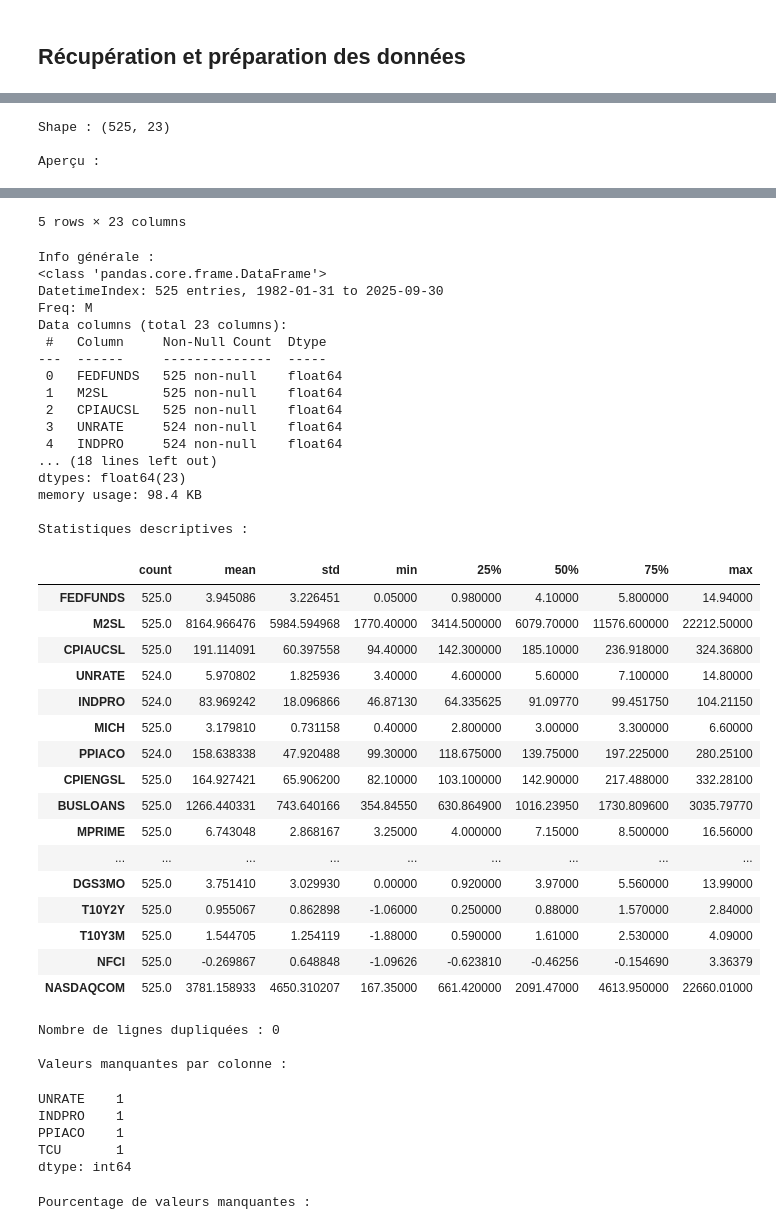
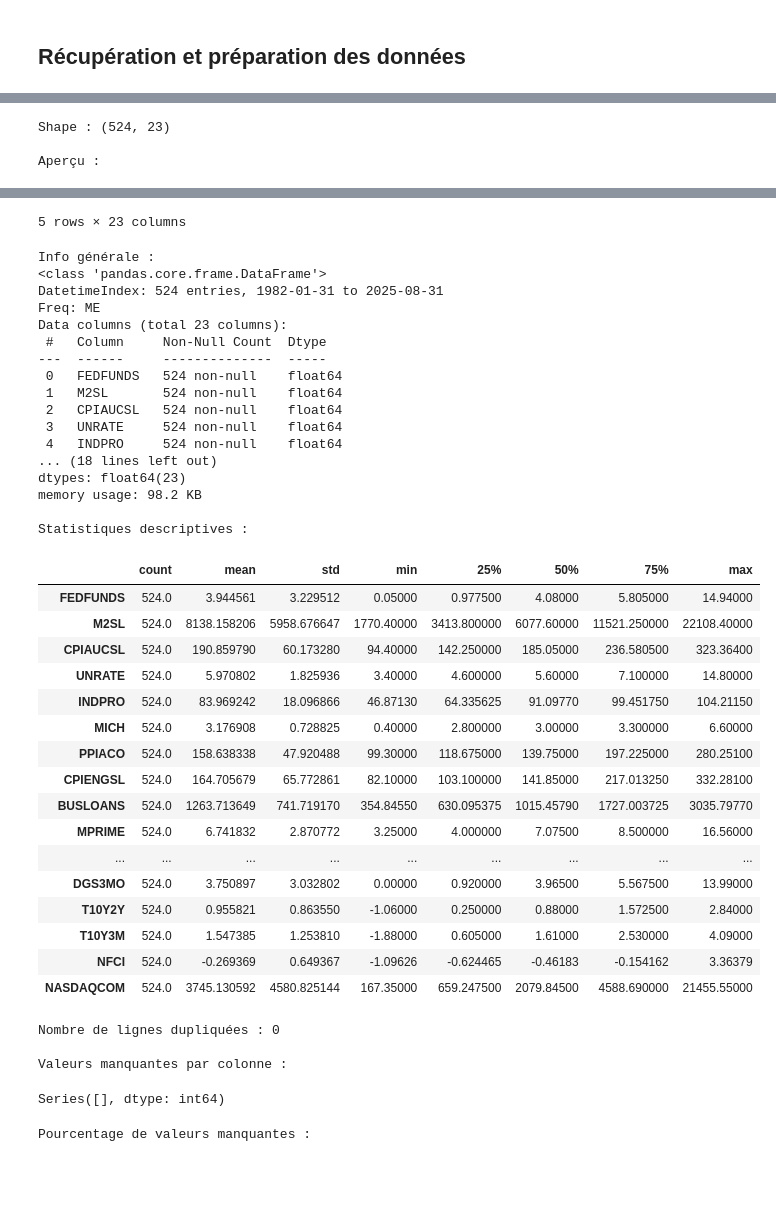
Before and after one commit to alexisdantzikian/ML_PM, a Jupyter notebook: nbs/main.ipynb, the cells around one changed output, grey strips where cells are left out. Cells and saved outputs as stored; diff of their text form; code cells hidden in the pictures; blank space fills up the shorter version.

```diff
--- a/nbs/main.ipynb
+++ b/nbs/main.ipynb
@@ -27,11 +19,10 @@ AttributeError: 'RcParams' object has no attribute '_get'
 # %%
-
 # Param
 FRED_API_KEY = os.getenv("FRED_API_KEY", "2d98c6caa7753b549869a87c5636fea0").strip()
 # --- Fenêtre temporelle ---
 DATE_START = pd.Timestamp("1982-01-01")
 # Septembre 2025 inclus → on prend le dernier jour de mois
-DATE_END = (pd.Timestamp("2025-09-01") + pd.offsets.MonthEnd(1))
+DATE_END = (pd.Timestamp("2025-08-01") + pd.offsets.MonthEnd(1))
 
 date_start_str = DATE_START.strftime("%Y-%m-%d")
 date_end_str   = DATE_END.strftime("%Y-%m-%d")
@@ -52,7 +43,7 @@ series_ids = [
     "T10Y2Y","T10Y3M",
     "NFCI","M2SL","CPIAUCSL","UNRATE",
     "INDPRO","MICH","PPIACO","CPIENGSL","BUSLOANS",
-    "MPRIME","CPILFESL","TCU","UMCSENT", "CPIAUCSL", "NASDAQCOM"
+    "MPRIME","CPILFESL","TCU","UMCSENT", "NASDAQCOM"
 ]
 
 fred = Fred(api_key=FRED_API_KEY)
@@ -156,7 +147,7 @@ cm.save_to_cache(fred_all, FILENAME)
 # Inspection initiale
 print("Shape :", fred_all.shape)
 print("\nAperçu :")
-display(fred_all.head())
+display(fred_all.tail())
 
 print("\nInfo générale :")
 fred_all.info()
@@ -201,7 +192,7 @@ if isinstance(fred_all.index, pd.DatetimeIndex):
 else:
     print("\ Pas d'index temporel, vérifie la colonne 'date' ou équivalent.")
 # %% [output]
-Shape : (525, 23)
+Shape : (524, 23)
 
 Aperçu :
 |  | FEDFUNDS | M2SL | CPIAUCSL | UNRATE | INDPRO | MICH | PPIACO | CPIENGSL | BUSLOANS | MPRIME | ... | ... |
@@ -213,44 +204,40 @@ Aperçu :
 5 rows × 23 columns
 Info générale :
 <class 'pandas.core.frame.DataFrame'>
-DatetimeIndex: 525 entries, 1982-01-31 to 2025-09-30
-Freq: M
+DatetimeIndex: 524 entries, 1982-01-31 to 2025-08-31
+Freq: ME
 Data columns (total 23 columns):
  #   Column     Non-Null Count  Dtype
 ---  ------     --------------  -----
- 0   FEDFUNDS   525 non-null    float64
- 1   M2SL       525 non-null    float64
- 2   CPIAUCSL   525 non-null    float64
+ 0   FEDFUNDS   524 non-null    float64
+ 1   M2SL       524 non-null    float64
+ 2   CPIAUCSL   524 non-null    float64
  3   UNRATE     524 non-null    float64
  4   INDPRO     524 non-null    float64
 ... (18 lines left out)
 dtypes: float64(23)
-memory usage: 98.4 KB
+memory usage: 98.2 KB
 
 Statistiques descriptives :
 |  | count | mean | std | min | 25% | 50% | 75% | max |
-| FEDFUNDS | 525.0 | 3.945086 | 3.226451 | 0.05000 | 0.980000 | 4.10000 | 5.800000 | 14.94000 |
-| M2SL | 525.0 | 8164.966476 | 5984.594968 | 1770.40000 | 3414.500000 | 6079.70000 | 11576.600000 | 22212.50000 |
-| CPIAUCSL | 525.0 | 191.114091 | 60.397558 | 94.40000 | 142.300000 | 185.10000 | 236.918000 | 324.36800 |
+| FEDFUNDS | 524.0 | 3.944561 | 3.229512 | 0.05000 | 0.977500 | 4.08000 | 5.805000 | 14.94000 |
+| M2SL | 524.0 | 8138.158206 | 5958.676647 | 1770.40000 | 3413.800000 | 6077.60000 | 11521.250000 | 22108.40000 |
+| CPIAUCSL | 524.0 | 190.859790 | 60.173280 | 94.40000 | 142.250000 | 185.05000 | 236.580500 | 323.36400 |
 | UNRATE | 524.0 | 5.970802 | 1.825936 | 3.40000 | 4.600000 | 5.60000 | 7.100000 | 14.80000 |
 | INDPRO | 524.0 | 83.969242 | 18.096866 | 46.87130 | 64.335625 | 91.09770 | 99.451750 | 104.21150 |
-| MICH | 525.0 | 3.179810 | 0.731158 | 0.40000 | 2.800000 | 3.00000 | 3.300000 | 6.60000 |
+| MICH | 524.0 | 3.176908 | 0.728825 | 0.40000 | 2.800000 | 3.00000 | 3.300000 | 6.60000 |
 | PPIACO | 524.0 | 158.638338 | 47.920488 | 99.30000 | 118.675000 | 139.75000 | 197.225000 | 280.25100 |
-| CPIENGSL | 525.0 | 164.927421 | 65.906200 | 82.10000 | 103.100000 | 142.90000 | 217.488000 | 332.28100 |
-| BUSLOANS | 525.0 | 1266.440331 | 743.640166 | 354.84550 | 630.864900 | 1016.23950 | 1730.809600 | 3035.79770 |
-| MPRIME | 525.0 | 6.743048 | 2.868167 | 3.25000 | 4.000000 | 7.15000 | 8.500000 | 16.56000 |
+| CPIENGSL | 524.0 | 164.705679 | 65.772861 | 82.10000 | 103.100000 | 141.85000 | 217.013250 | 332.28100 |
+| BUSLOANS | 524.0 | 1263.713649 | 741.719170 | 354.84550 | 630.095375 | 1015.45790 | 1727.003725 | 3035.79770 |
+| MPRIME | 524.0 | 6.741832 | 2.870772 | 3.25000 | 4.000000 | 7.07500 | 8.500000 | 16.56000 |
 | ... | ... | ... | ... | ... | ... | ... | ... | ... |
-| DGS3MO | 525.0 | 3.751410 | 3.029930 | 0.00000 | 0.920000 | 3.97000 | 5.560000 | 13.99000 |
-| T10Y2Y | 525.0 | 0.955067 | 0.862898 | -1.06000 | 0.250000 | 0.88000 | 1.570000 | 2.84000 |
-| T10Y3M | 525.0 | 1.544705 | 1.254119 | -1.88000 | 0.590000 | 1.61000 | 2.530000 | 4.09000 |
-| NFCI | 525.0 | -0.269867 | 0.648848 | -1.09626 | -0.623810 | -0.46256 | -0.154690 | 3.36379 |
-| NASDAQCOM | 525.0 | 3781.158933 | 4650.310207 | 167.35000 | 661.420000 | 2091.47000 | 4613.950000 | 22660.01000 |
+| DGS3MO | 524.0 | 3.750897 | 3.032802 | 0.00000 | 0.920000 | 3.96500 | 5.567500 | 13.99000 |
+| T10Y2Y | 524.0 | 0.955821 | 0.863550 | -1.06000 | 0.250000 | 0.88000 | 1.572500 | 2.84000 |
+| T10Y3M | 524.0 | 1.547385 | 1.253810 | -1.88000 | 0.605000 | 1.61000 | 2.530000 | 4.09000 |
+| NFCI | 524.0 | -0.269369 | 0.649367 | -1.09626 | -0.624465 | -0.46183 | -0.154162 | 3.36379 |
+| NASDAQCOM | 524.0 | 3745.130592 | 4580.825144 | 167.35000 | 659.247500 | 2079.84500 | 4588.690000 | 21455.55000 |
 Nombre de lignes dupliquées : 0
 
 Valeurs manquantes par colonne :
-UNRATE    1
-INDPRO    1
-PPIACO    1
-TCU       1
-dtype: int64
+Series([], dtype: int64)
 Pourcentage de valeurs manquantes :
```
Also changed, not shown: parts of 7 cells of this notebook.
